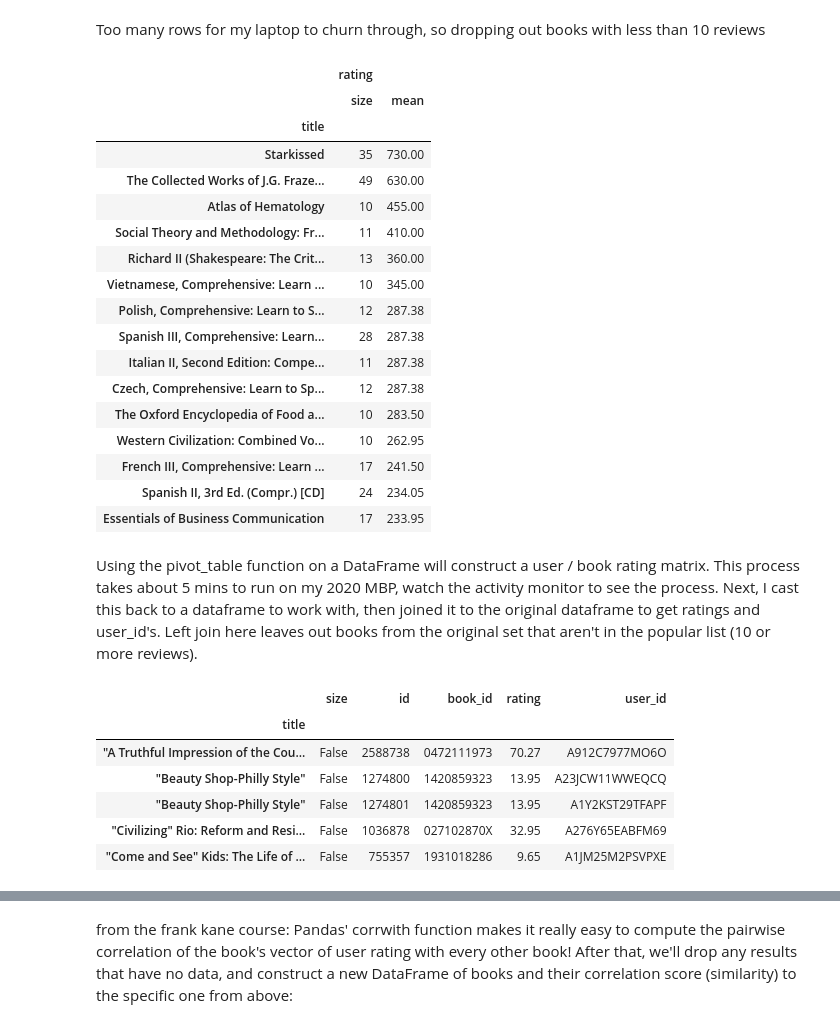
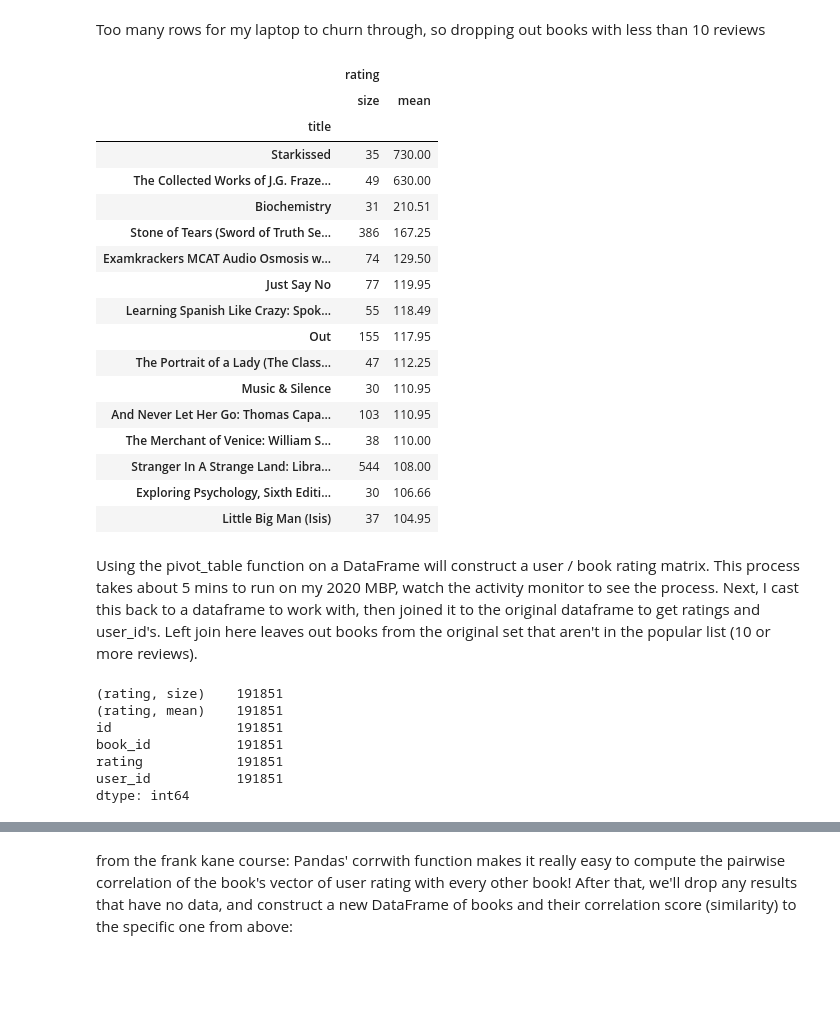
Before and after one commit to vanessaholland/pythonML, a Jupyter notebook: MachineLearning/BookPrediction.ipynb, the cells around one changed output, grey strips where cells are left out. Cells and saved outputs as stored; diff of their text form; code cells hidden in the pictures; blank space fills up the shorter version.

```diff
--- a/MachineLearning/BookPrediction.ipynb
+++ b/MachineLearning/BookPrediction.ipynb
@@ -49,43 +49,46 @@ bookReviews.head()
 # %% [markdown]
 Too many rows for my laptop to churn through, so dropping out books with less than 10 reviews
 # %%
-popularBooks = bookReviews['rating']['size'] >= 10
+popularBooks = bookReviews['rating']['size'] >= 30
 bookReviews[popularBooks].sort_values([('rating', 'mean')], ascending=False)[:15]
 # %% [output]
 |  | rating |  |
 |  | size | mean |
 | title |  |  |
 | Starkissed | 35 | 730.00 |
 | The Collected Works of J.G. Fraze... | 49 | 630.00 |
-| Atlas of Hematology | 10 | 455.00 |
-| Social Theory and Methodology: Fr... | 11 | 410.00 |
-| Richard II (Shakespeare: The Crit... | 13 | 360.00 |
-| Vietnamese, Comprehensive: Learn ... | 10 | 345.00 |
-| Polish, Comprehensive: Learn to S... | 12 | 287.38 |
-| Spanish III, Comprehensive: Learn... | 28 | 287.38 |
-| Italian II, Second Edition: Compe... | 11 | 287.38 |
-| Czech, Comprehensive: Learn to Sp... | 12 | 287.38 |
-| The Oxford Encyclopedia of Food a... | 10 | 283.50 |
-| Western Civilization: Combined Vo... | 10 | 262.95 |
-| French III, Comprehensive: Learn ... | 17 | 241.50 |
-| Spanish II, 3rd Ed. (Compr.) [CD] | 24 | 234.05 |
-| Essentials of Business Communication | 17 | 233.95 |
+| Biochemistry | 31 | 210.51 |
+| Stone of Tears (Sword of Truth Se... | 386 | 167.25 |
+| Examkrackers MCAT Audio Osmosis w... | 74 | 129.50 |
+| Just Say No | 77 | 119.95 |
+| Learning Spanish Like Crazy: Spok... | 55 | 118.49 |
+| Out | 155 | 117.95 |
+| The Portrait of a Lady (The Class... | 47 | 112.25 |
+| Music & Silence | 30 | 110.95 |
+| And Never Let Her Go: Thomas Capa... | 103 | 110.95 |
+| The Merchant of Venice: William S... | 38 | 110.00 |
+| Stranger In A Strange Land: Libra... | 544 | 108.00 |
+| Exploring Psychology, Sixth Editi... | 30 | 106.66 |
+| Little Big Man (Isis) | 37 | 104.95 |
 # %% [markdown]
 Using the pivot_table function on a DataFrame will construct a user / book rating matrix. This process takes about 5 mins to run on my 2020 MBP, watch the activity monitor to see the process.
 Next, I cast this back to a dataframe to work with, then joined it to the original dataframe to get ratings and user_id's. Left join here leaves out books from the original set that aren't in the popular list (10 or more reviews).
 # %%
-popularBooksDF = popularBooks.to_frame()
+popularBooksDF = bookReviews[popularBooks]
+# bookReviews['title'] = bookReviews['title'].to_string()
+popularBooksDF.head()
+# popularBooksDF.count()
 # join this back with the original ratings df to get the ratings and user_ids
 popularBooksDF = popularBooksDF.join(ratings.set_index('title'), on='title', how='left')
-popularBooksDF.head()
+popularBooksDF.count()
 # %% [output]
-|  | size | id | book_id | rating | user_id |
-| title |  |  |  |  |  |
-| "A Truthful Impression of the Cou... | False | 2588738 | 0472111973 | 70.27 | A912C7977MO6O |
-| "Beauty Shop-Philly Style" | False | 1274800 | 1420859323 | 13.95 | A23JCW11WWEQCQ |
-| "Beauty Shop-Philly Style" | False | 1274801 | 1420859323 | 13.95 | A1Y2KST29TFAPF |
-| "Civilizing" Rio: Reform and Resi... | False | 1036878 | 027102870X | 32.95 | A276Y65EABFM69 |
-| "Come and See" Kids: The Life of ... | False | 755357 | 1931018286 | 9.65 | A1JM25M2PSVPXE |
+(rating, size)    191851
+(rating, mean)    191851
+id                191851
+book_id           191851
+rating            191851
+user_id           191851
+dtype: int64
 # %%
 bookReviewsPTable = popularBooksDF.pivot_table(index=['user_id'],columns=['title'],values='rating')
 bookReviewsPTable.head()
```
Also changed, not shown: parts of 6 cells of this notebook.
